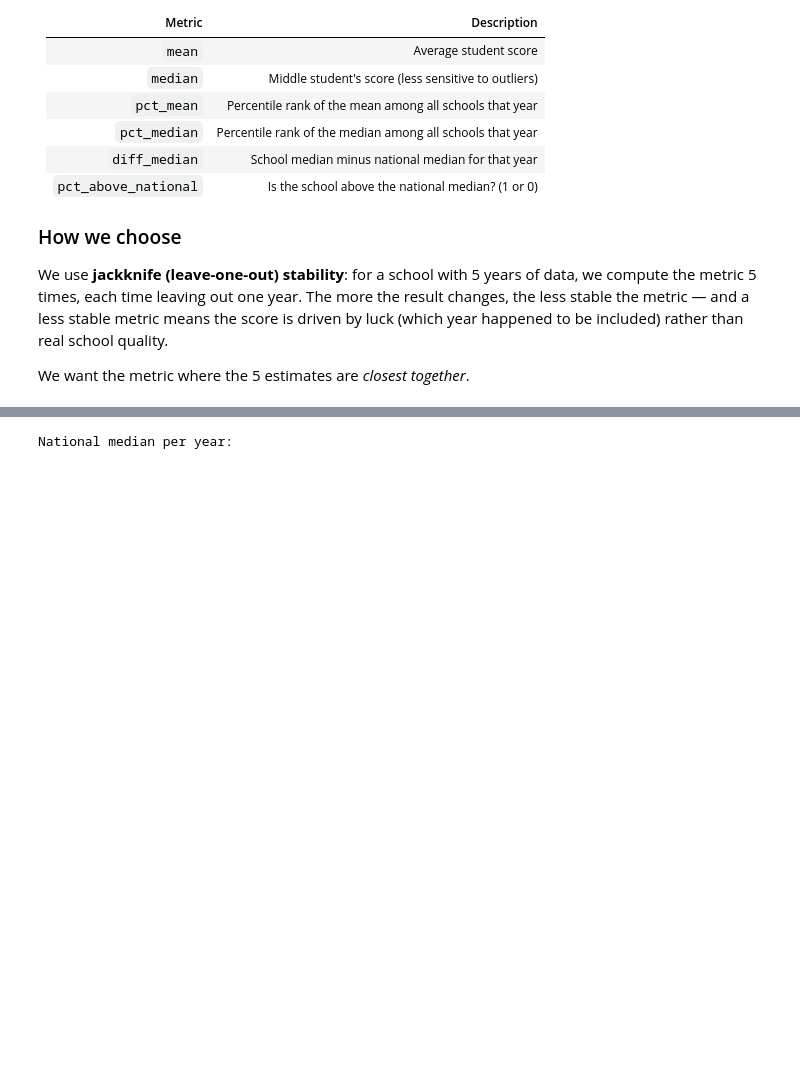
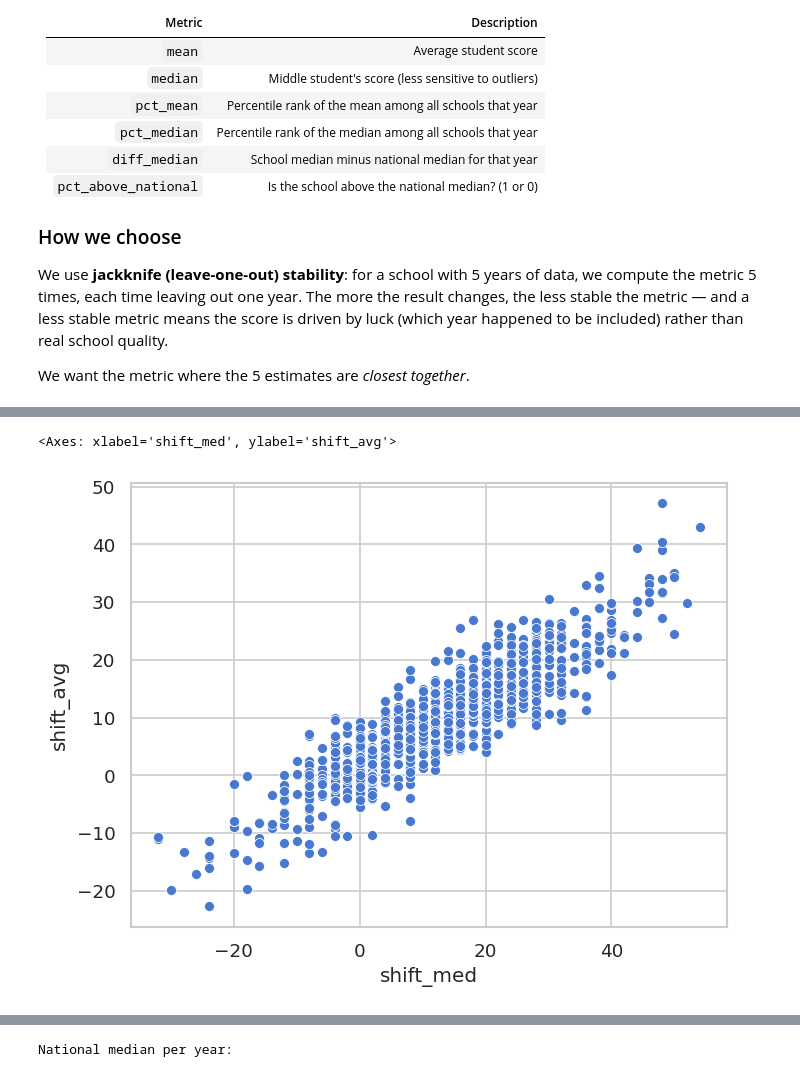
Before and after one commit to herbakamil/compare-primary-schools-mazowieckie, a Jupyter notebook: notebooks/how_to_measure_school_quality.ipynb, the cells around one changed output, grey strips where cells are left out. Saved outputs shown, nothing was run; the diff lists cells and outputs as text; code cells hidden in the pictures; blank space fills up the shorter version.

Commit message:
Start simplifying explanation why median shifted more than median

```diff
--- a/notebooks/how_to_measure_school_quality.ipynb
+++ b/notebooks/how_to_measure_school_quality.ipynb
@@ -633,0 +553,6 @@ over `diff_med`: the national reference moves more linearly, leaving cleaner res
+# %%
+shift_math_df = pd.DataFrame({'shift_med': shift_med, 'shift_avg': shift_avg})
+sns.scatterplot(data=shift_math_df, x='shift_med', y='shift_avg')
+# %% [output]
+<Axes: xlabel='shift_med', ylabel='shift_avg'>
+[figure, added]
```
Also changed, not shown: parts of 10 cells of this notebook.
